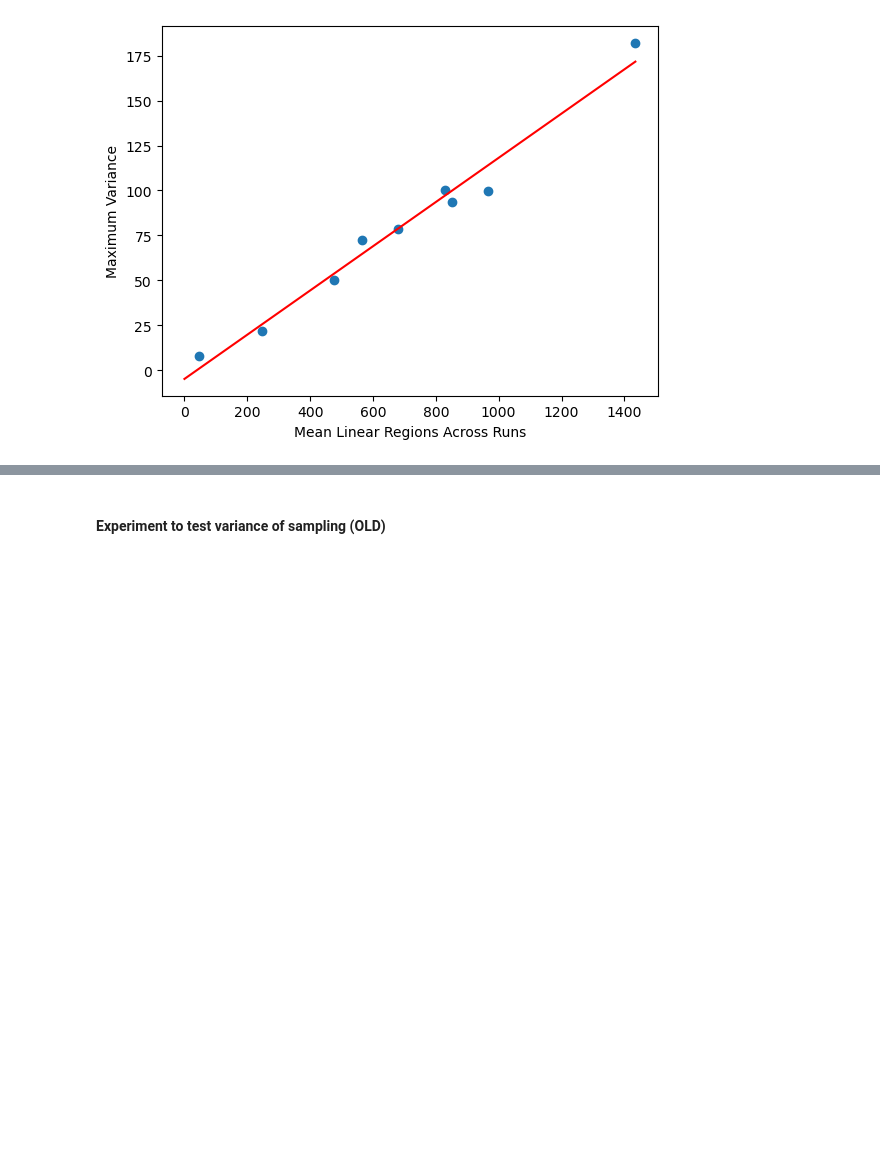
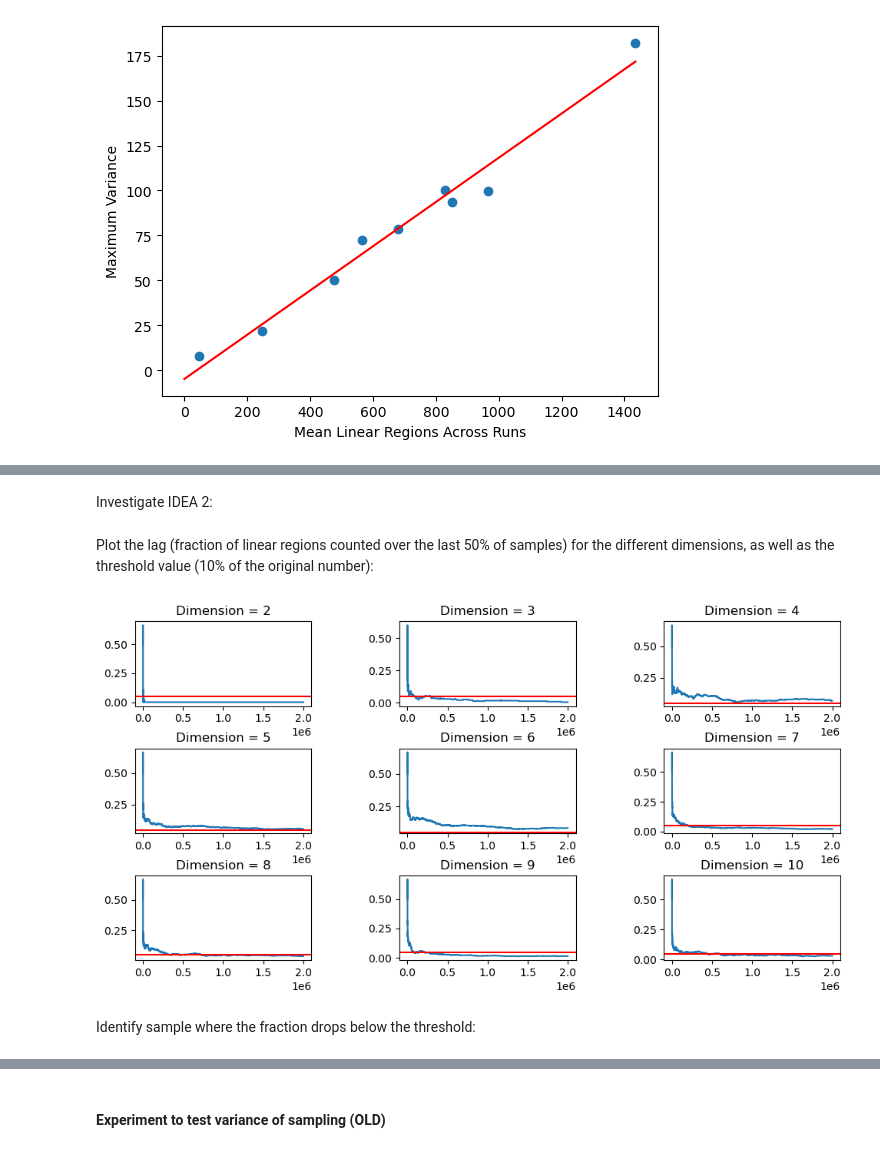
Before and after one commit to Gautam-Chauhan/MSc-Thesis, a Jupyter notebook: iid_uniform_code.ipynb, the cells around one changed output, grey strips where cells are left out. Saved outputs shown, nothing was run; the diff lists cells and outputs as text; code cells hidden in the pictures; blank space fills up the shorter version.

Commit message:
Added some investigations of a metric for the saturation time and about the shape and size of the regions

```diff
--- a/iid_uniform_code.ipynb
+++ b/iid_uniform_code.ipynb
@@ -470,0 +516,56 @@ Text(0, 0.5, 'Maximum Variance')
+# %% [markdown]
+Investigate IDEA 2:
+# %%
+def lag(unique_counts,p):
+    """Compute the difference between the number of linear regions found over last p% of samples
+    Args:
+        unique_counts: the chain for the number of unique regions found after each number of samples
+        p: the percentage of the chain to consider the lag over
+    Returns:
+        lags: the fraction of samples counted within the last 50% of the chain
+    """
+
+    lags = []
+    for i in range(2,len(unique_counts)+1):
+        lag = (unique_counts[i-1] - unique_counts[int(i-p*i/100)-1])/unique_counts[i-1]
+        lags.append(lag)
+
+    return lags
+# %% [markdown]
+Plot the lag (fraction of linear regions counted over the last 50% of samples) for the different dimensions, as well as the threshold value (10% of the original number):
+# %%
+dimensions = [2,3,4,5,6,7,8,9,10]
+crossing_points = []
+fig,axs = plt.subplots(3,3,figsize=(10,5))
+fig.tight_layout()
+
+for dimension in dimensions:
+
+    unique_counts = unique_counts_dimension_d[dimension-2][0,:]
+    lags = lag(unique_counts,50)
+    x = np.arange(len(lags))
+    threshold = 0.1*lags[0]
+    values_below = np.where(np.array(lags)<threshold)
+    if len(values_below[0]>0):
+        crossing_points.append(values_below[0][0])
+    else:
+        crossing_points.append(None)
+
+    if dimension <= 4:
+        axs[0,dimension-2].plot(x,lags)
+        axs[0,dimension-2].axhline(threshold,color="red")
+        axs[0,dimension-2].set_title(f"Dimension = {dimension}")
+    elif dimension <= 7:
+        axs[1,dimension-5].plot(x,lags)
+        axs[1,dimension-5].axhline(threshold,color="red")
+        axs[1,dimension-5].set_title(f"Dimension = {dimension}")
+    else:
+        axs[2,dimension-8].plot(x,lags)
+        axs[2,dimension-8].axhline(threshold,color="red")
+        axs[2,dimension-8].set_title(f"Dimension = {dimension}")
+
+plt.subplots_adjust(wspace=0.5,hspace=0.5)
+# %% [output]
+[figure, added]
+# %% [markdown]
+Identify sample where the fraction drops below the threshold:
```
Also changed, not shown: parts of 20 cells of this notebook.
